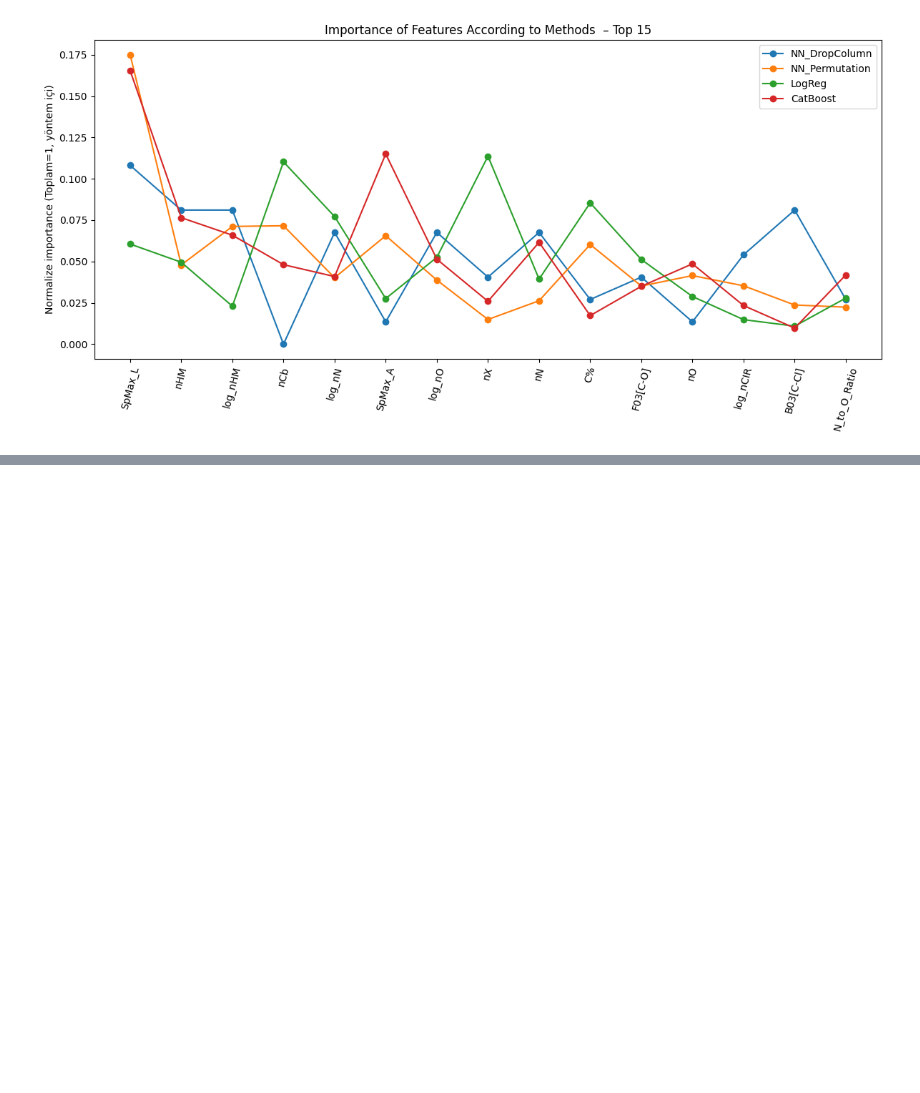
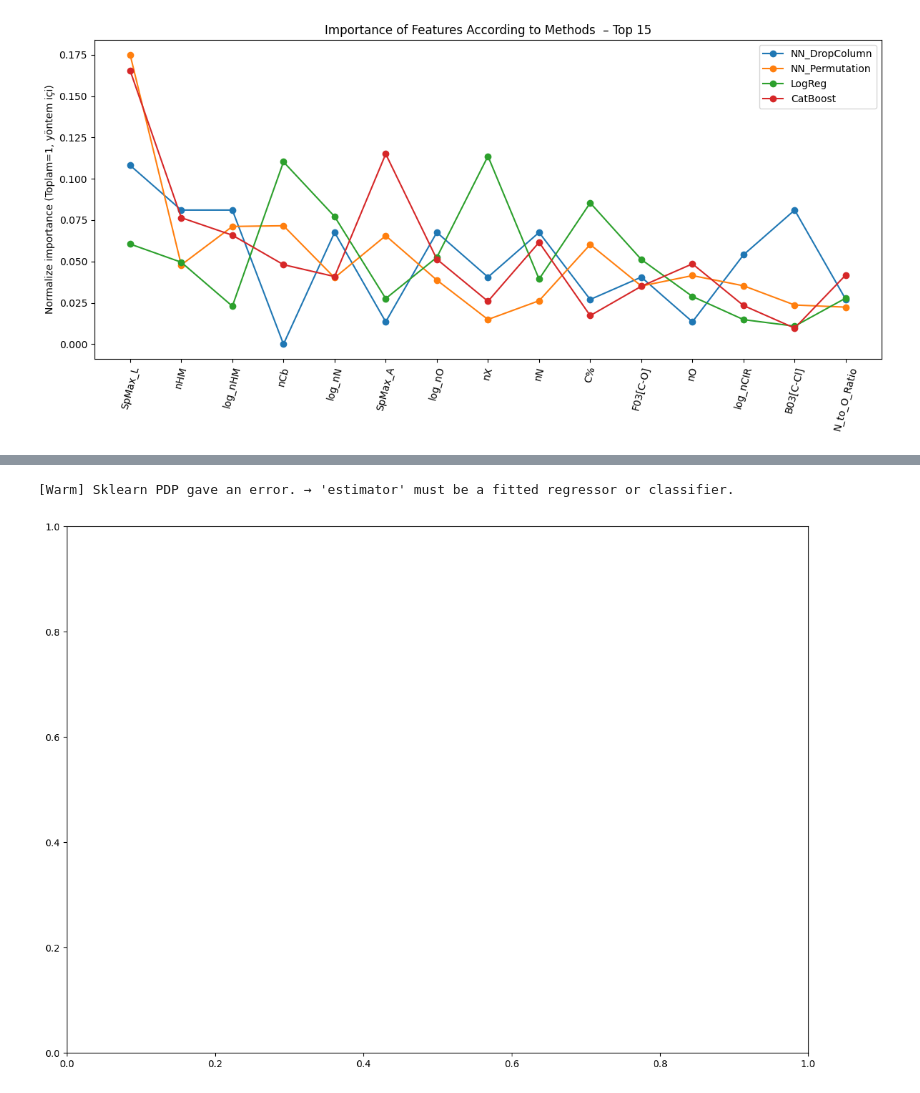
Before and after one commit to fehimecapar/Data-Science-For-Decision-Support, a Jupyter notebook: classification_nn.ipynb, the cells around one changed output, grey strips where cells are left out. Cells and saved outputs as stored; diff of their text form; code cells hidden in the pictures; blank space fills up the shorter version.

```diff
--- a/classification_nn.ipynb
+++ b/classification_nn.ipynb
@@ -1314,0 +1462,4 @@ for pos in TEST_POSITIONS:
+# %%
+def _ensure_float32(X):
+    if isinstance(X, pd.DataFrame): return X.astype(np.float32)
+    return np.asarray(X, dtype=np.float32)
@@ -1314,0 +1500,26 @@ for pos in TEST_POSITIONS:
+# %%
+# 2) PDP (Sklearn) – Güvenli çağrı
+# ------------------------
+from sklearn.inspection import PartialDependenceDisplay
+try:
+    fig, ax = plt.subplots(figsize=(14, 10))
+    PartialDependenceDisplay.from_estimator(
+        estimator=wrapper,
+        X=X_test_s,                         # DataFrame → feature isimleriyle uyumlu
+        features=list(X_test_s.columns),    # İstersen top_features kullan: features=top_features
+        target=1,                           # RB
+        grid_resolution=20,
+        response_method='predict_proba',
+        ax=ax
+    )
+    plt.suptitle("PDP – NN (RB possibilitz)", fontsize=14)
+    plt.tight_layout()
+    plt.show()
+    SKLEARN_PDP_OK = True
+    print("[Info] Sklearn PDP was successfully drawn.")
+except Exception as e:
+    SKLEARN_PDP_OK = False
+    print(f"[Warm] Sklearn PDP gave an error. → {e}")
+# %% [output]
+[Warm] Sklearn PDP gave an error. → 'estimator' must be a fitted regressor or classifier.
+[figure, added]
```
Also changed, not shown: parts of 31 cells of this notebook.
